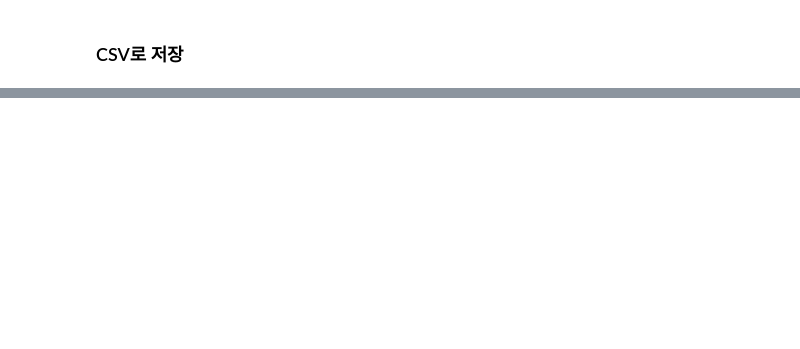
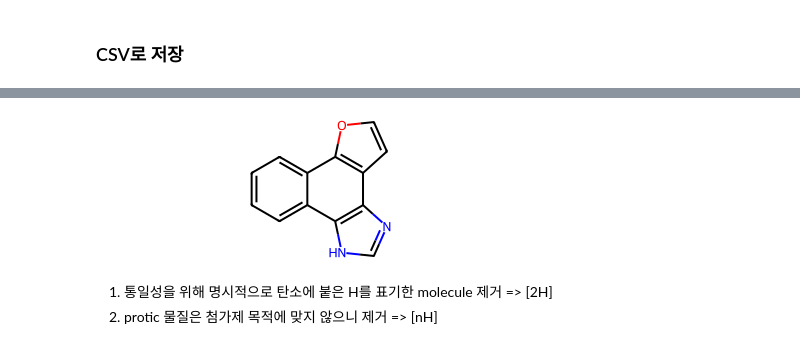
Before and after one commit to SeohyeonJang/MILESTONE, a Jupyter notebook: Baseline/2_ScreeningModel/1_PrepareDataset/Data_Curation.ipynb, the cells around one changed output, grey strips where cells are left out. Drawn from its saved outputs; the diff is of its cells as text; code cells hidden in the pictures; blank space fills up the shorter version.

```diff
--- a/Baseline/2_ScreeningModel/1_PrepareDataset/Data_Curation.ipynb
+++ b/Baseline/2_ScreeningModel/1_PrepareDataset/Data_Curation.ipynb
@@ -327,0 +477,8 @@ df_unique.to_csv('./PubChemQC_77265.csv')  #######파일명 수정 "PubChemQC__(
+# %%
+mol = Chem.MolFromSmiles('c1ccc2c(c1)c1[nH]cnc1c1ccoc21')
+mol
+# %% [output]
+[figure, added]
+# %% [markdown]
+1. 통일성을 위해 명시적으로 탄소에 붙은 H를 표기한 molecule 제거 => [2H]
+2. protic 물질은 첨가제 목적에 맞지 않으니 제거 => [nH]
```
Also changed, not shown: parts of 20 cells of this notebook.
